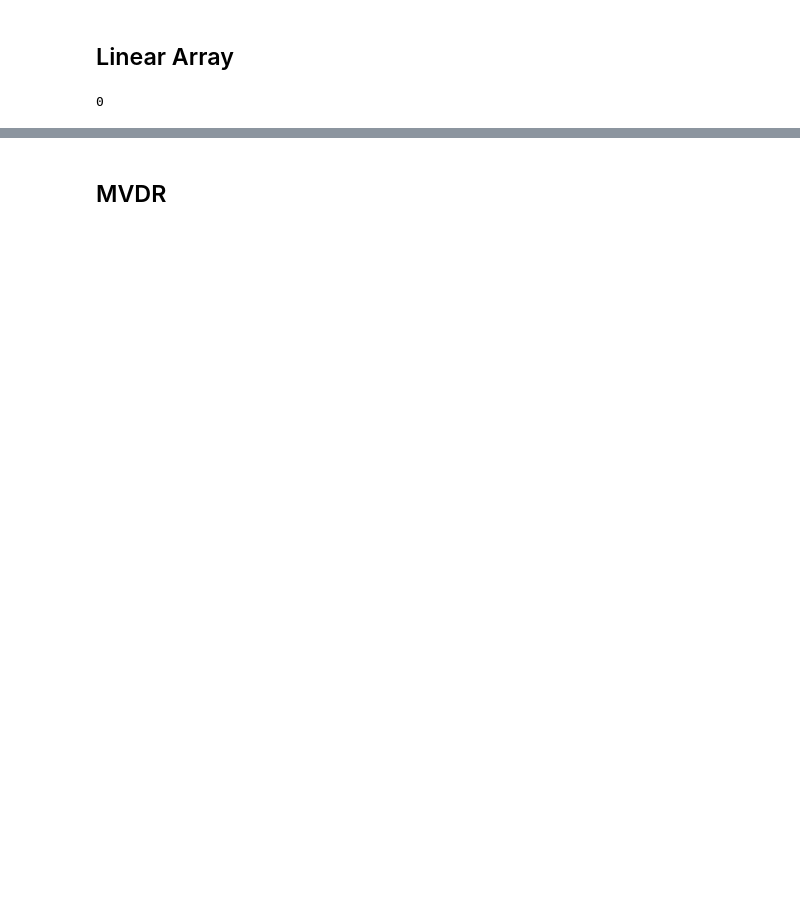
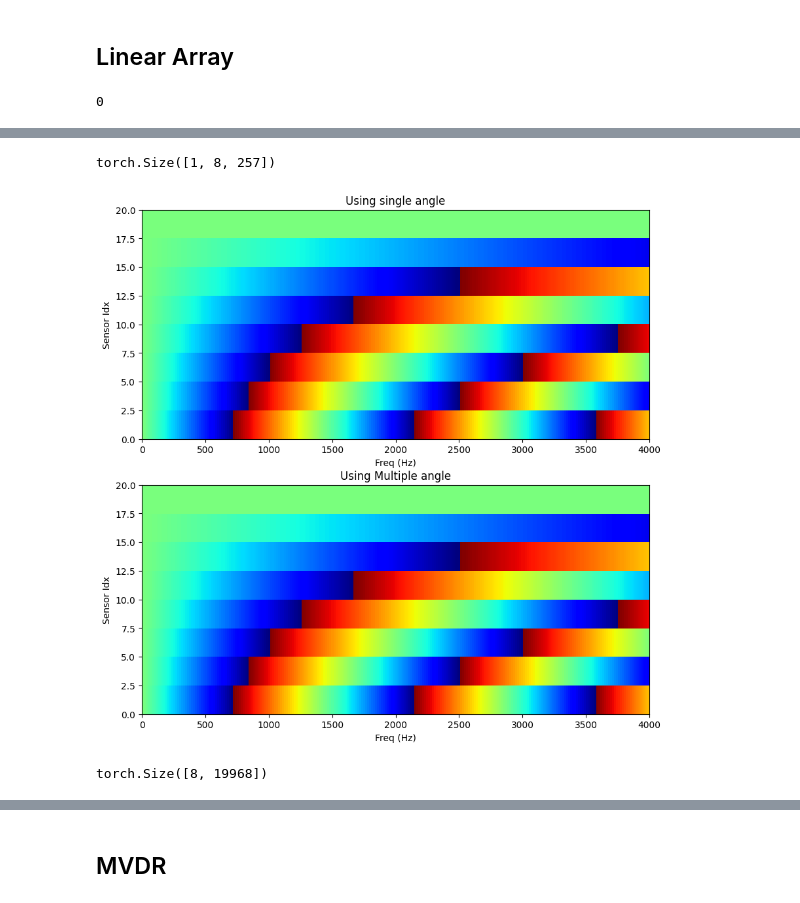
Before and after one commit to masa512/beamforming, a Jupyter notebook: 01_delayNsum.ipynb, the cells around one changed output, grey strips where cells are left out. Drawn from its saved outputs; the diff is of its cells as text; code cells hidden in the pictures; blank space fills up the shorter version.

```diff
--- a/01_delayNsum.ipynb
+++ b/01_delayNsum.ipynb
@@ -142,0 +65,24 @@ ax.set_xlim([0,600])
+# %%
+# Test Multiple angles s_vec and index for 30 deg
+s_vec_multi = lin_arr.eval_svec_multiangle(thetas)
+print(s_vec_multi.shape)
+
+# Plot if there is any discrepancy
+f,ax = plt.subplots(2,1,figsize=(10,10))
+ax[0].imshow(torch.angle(s_vec),aspect='auto',extent=(0,4000,0,20),cmap='jet')
+ax[0].set_title('Using single angle')
+ax[1].imshow(torch.angle(s_vec_multi[0,:,:]),aspect='auto',extent=(0,4000,0,20),cmap='jet')
+ax[1].set_title('Using Multiple angle')
+for i in range(len(ax)):
+  ax[i].set_xlabel('Freq (Hz)')
+  ax[i].set_ylabel('Sensor Idx')
+# %% [output]
+torch.Size([1, 8, 257])
+[figure, added]
+# %%
+# Sensor Reading Test
+sensor_output = lin_arr.read_sensor()
+
+print(sensor_output.shape) # M, L'
+# %% [output]
+torch.Size([8, 19968])
```
Also changed, not shown: parts of 20 cells of this notebook, 3 other files.
